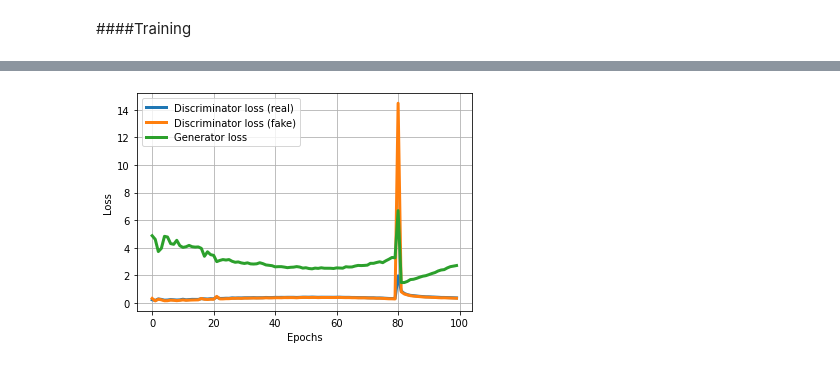
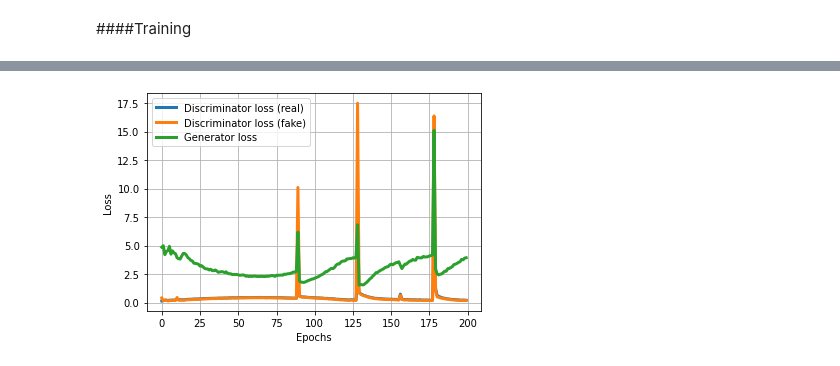
Before and after one commit to JingyuanWu17/ECE-GY-9123-Deep-Learning, a Jupyter notebook: GAN.ipynb, the cells around one changed output, grey strips where cells are left out. Cells and saved outputs as stored; diff of their text form; code cells hidden in the pictures.

```diff
--- a/GAN.ipynb
+++ b/GAN.ipynb
@@ -225,7 +225,7 @@ import matplotlib.pyplot as plt
 
 
 def load_prepocessed_faces():
-    data = np.load('preprocessed_faces.npz')
+    data = np.load('img_align_celeba.npz')
     X = data['arr_0'].astype('float32')
     X = (X - 127.5) / 127.5
     return X
@@ -254,7 +254,7 @@ def generate_fake_training_set(g_model, latent_dim, n_samples):
 # %% [markdown]
 ####Training
 # %%
-def train(generator, discriminator, GAN, dataset, latent_dim=100, n_epochs=100, batch_size=128):
+def train(generator, discriminator, GAN, dataset, latent_dim=100, n_epochs=200, batch_size=128):
     batch_per_epoch = int(dataset.shape[0] / batch_size)
     half_batch = int(batch_size / 2)
 
@@ -292,15 +292,13 @@ def train(generator, discriminator, GAN, dataset, latent_dim=100, n_epochs=100,
             g_loss = GAN.train_on_batch(X_gan, y_gan)
             g_losses_tmp.append(g_loss)
 
-            print('>>>%d, %d/%d, d_loss_real=%.3f, d_loss_fake=%.3f g_loss=%.3f' %
-                  (i + 1, j + 1, batch_per_epoch, d_loss_real, d_loss_fake, g_loss))
-
         d_losses_real.append(np.average(d_losses_real_tmp))
         d_losses_fake.append(np.average(d_losses_fake_tmp))
         g_losses.append(np.average(g_losses_tmp))
 
         # generate 'fake' images and save plot for every ten epochs
         if (i + 1) % 10 == 0:
+            print('epoch:', i + 1)
             X_fake, _ = generate_fake_training_set(generator, latent_dim, 100)
             X_fake = (X_fake + 1) / 2.0
             plt.figure()
@@ -427,11 +329,11 @@ d_losses_real, d_losses_fake, g_losses = train(generator, discriminator, GAN, da
 # %%
-plt.plot(range(100),d_losses_real,'-',linewidth=3,label='Discriminator loss (real)')
-plt.plot(range(100),d_losses_fake,'-',linewidth=3,label='Discriminator loss (fake)')
-plt.plot(range(100),g_losses,'-',linewidth=3,label='Generator loss')
+plt.plot(range(200),d_losses_real,'-',linewidth=3,label='Discriminator loss (real)')
+plt.plot(range(200),d_losses_fake,'-',linewidth=3,label='Discriminator loss (fake)')
+plt.plot(range(200),g_losses,'-',linewidth=3,label='Generator loss')
 plt.xlabel('Epochs')
 plt.ylabel('Loss')
 plt.grid(True)
 plt.legend()
 plt.show()
 # %% [output]
-[figure, old version]
+[figure, new version]
```
Also changed, not shown: parts of 4 cells of this notebook.
